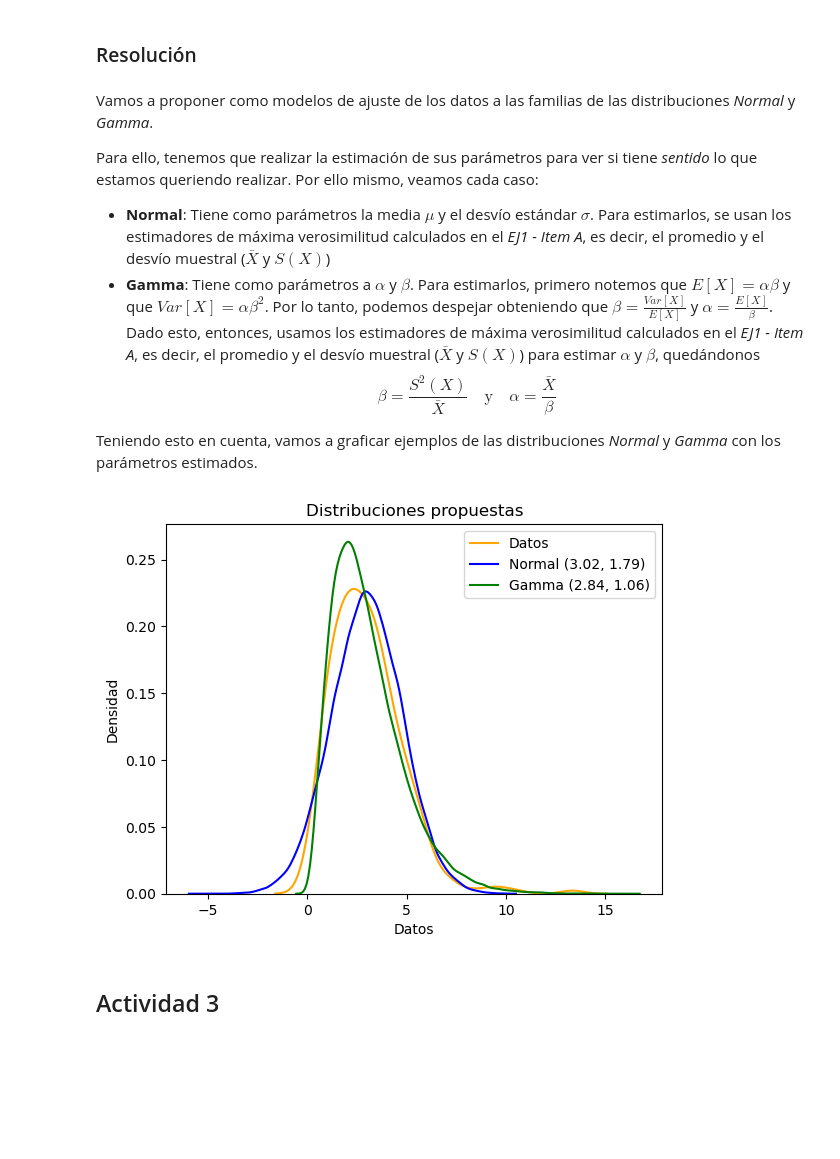
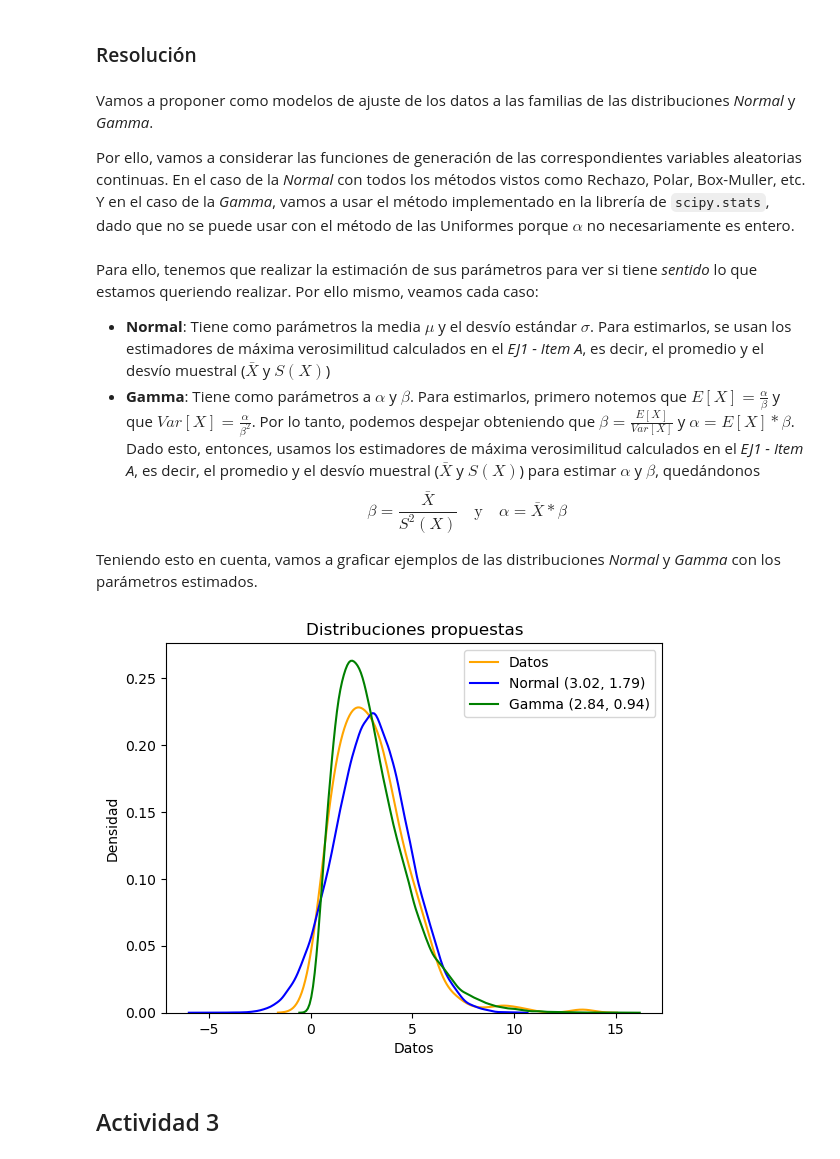
Before and after one commit to helcsnewsxd/famaf-computer_science-models_and_simulation-probability_distribution_selection, a Jupyter notebook: solution.ipynb, the cells around one changed output. Cells and saved outputs as stored; diff of their text form; code cells hidden in the pictures; blank space fills up the shorter version.

```diff
--- a/solution.ipynb
+++ b/solution.ipynb
@@ -147,3 +147,8 @@ plt.show()
 Proposición de al menos dos familias de distribuciones de probabilidad como modelos de ajuste de los datos. Realizar la estimación de los parámetros de las correspondientes familias de distribuciones seleccionadas, utilizando el método de maxima verosimilitud.
 # %% [markdown]
 ### Resolución
+# %% [markdown]
+Vamos a proponer como modelos de ajuste de los datos a las familias de las distribuciones _Normal_ y _Gamma_.
+
+Por ello, vamos a considerar las funciones de generación de las correspondientes variables aleatorias continuas.
+En el caso de la _Normal_ con todos los métodos vistos como Rechazo, Polar, Box-Muller, etc. Y en el caso de la _Gamma_, vamos a usar el método implementado en la librería de `scipy.stats`, dado que no se puede usar con el método de las Uniformes porque $\alpha$ no necesariamente es entero.
@@ -150,46 +208,39 @@ Proposición de al menos dos familias de distribuciones de probabilidad como mod
 # %% [markdown]
-Vamos a proponer como modelos de ajuste de los datos a las familias de las distribuciones _Normal_ y _Gamma_.
-
 Para ello, tenemos que realizar la estimación de sus parámetros para ver si tiene _sentido_ lo que estamos queriendo realizar. Por ello mismo, veamos cada caso:
 
 - **Normal**: Tiene como parámetros la media $\mu$ y el desvío estándar $\sigma$. Para estimarlos, se usan los estimadores de máxima verosimilitud calculados en el _EJ1 - Item A_, es decir, el promedio y el desvío muestral ($\bar{X}$ y $S(X)$)
-- **Gamma**: Tiene como parámetros a $\alpha$ y $\beta$. Para estimarlos, primero notemos que $E[X] = \alpha\beta$ y que $Var[X] = \alpha\beta^2$. Por lo tanto, podemos despejar obteniendo que $\beta = \frac{Var[X]}{E[X]}$ y $\alpha = \frac{E[X]}{\beta}$.
-  Dado esto, entonces, usamos los estimadores de máxima verosimilitud calculados en el _EJ1 - Item A_, es decir, el promedio y el desvío muestral ($\bar{X}$ y $S(X)$) para estimar $\alpha$ y $\beta$, quedándonos $$\beta = \frac{S^2(X)}{\bar{X}} \quad \text{y} \quad \alpha = \frac{\bar{X}}{\beta}$$
+- **Gamma**: Tiene como parámetros a $\alpha$ y $\beta$. Para estimarlos, primero notemos que $E[X] = \frac{\alpha}{\beta}$ y que $Var[X] = \frac{\alpha}{\beta^2}$. Por lo tanto, podemos despejar obteniendo que $\beta = \frac{E[X]}{Var[X]}$ y $\alpha = E[X]*\beta$.
+  Dado esto, entonces, usamos los estimadores de máxima verosimilitud calculados en el _EJ1 - Item A_, es decir, el promedio y el desvío muestral ($\bar{X}$ y $S(X)$) para estimar $\alpha$ y $\beta$, quedándonos $$\beta = \frac{\bar{X}}{S^2(X)} \quad \text{y} \quad \alpha = \bar{X} * \beta$$
 
 Teniendo esto en cuenta, vamos a graficar ejemplos de las distribuciones _Normal_ y _Gamma_ con los parámetros estimados.
 # %%
 mean = sample_mean(df['x'])
 var = sample_variance(df['x'])
 std = np.sqrt(var)
 
 # Datos
 sns.kdeplot(data=df['x'], color='orange')
 
 # Normal
-normal = st.norm(mean, std)
-normal_sample = normal.rvs(50_000)
+normal_sample = normal_distribution(mean, std, 50_000)
 sns.kdeplot(normal_sample, color='blue')
 
 # Gamma
-# Tenemos que E[X] = a*b y Var[X] = a*b^2
-# Luego, b = Var[X] / E[X] y a = E[X] / b
-# Como los estimadores de máxima verosimilitud son mean y var tenemos:
-beta = var / mean
-alpha = mean / beta
-gamma = st.gamma(a=alpha, scale=beta)
-gamma_sample = gamma.rvs(50_000)
+beta = mean / var
+alpha = mean * beta
+gamma_sample = gamma_distribution(alpha, beta, 50_000)
 sns.kdeplot(gamma_sample, color='green')
 
 plt.title('Distribuciones propuestas')
 plt.xlabel('Datos')
 plt.ylabel('Densidad')
 
 plt.legend(['Datos', f'Normal ({mean:.2f}, {std:.2f})',
             f'Gamma ({alpha:.2f}, {beta:.2f})'])
 
 plt.show()
 # %% [output]
-[figure, old version]
+[figure, new version]
 # %% [markdown]
 ## Actividad 3
 # %% [markdown]
```
Also changed, not shown: parts of 17 cells of this notebook.
